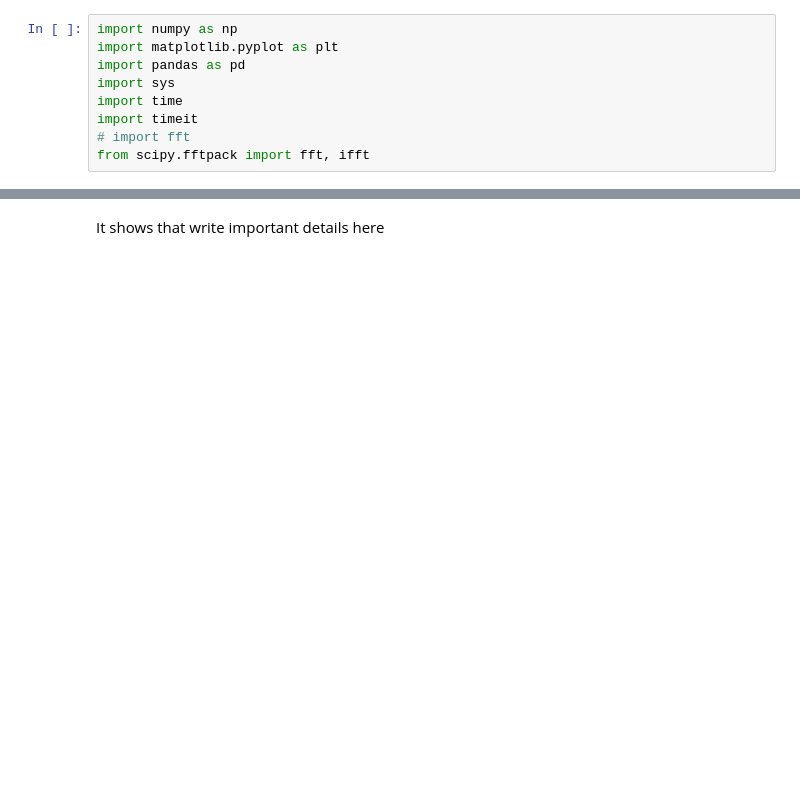
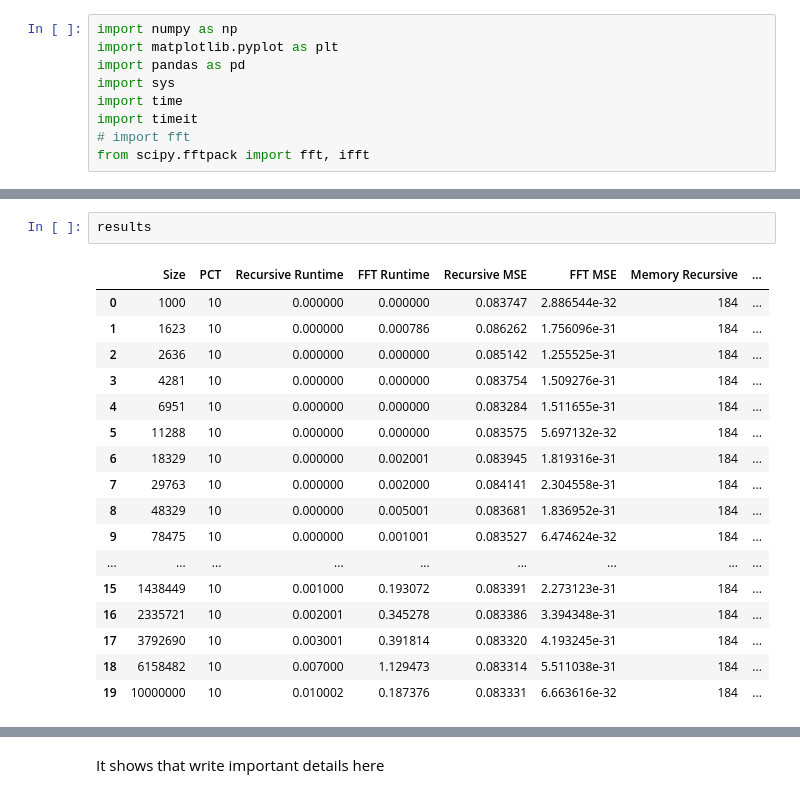
Before and after one commit to ghafoorharis/cs5850-algorithms, a Jupyter notebook: project/main.ipynb, the cells around one changed output, grey strips where cells are left out. Cells and saved outputs as stored; diff of their text form; blank space fills up the shorter version.

```diff
--- a/project/main.ipynb
+++ b/project/main.ipynb
@@ -90,6 +92,26 @@ def random_time_series_experiment_with_fft(sizes, PCT):
     }
     results = pd.DataFrame(dict_results)
     return results
+# %%
+results
+# %% [output]
+|  | Size | PCT | Recursive Runtime | FFT Runtime | Recursive MSE | FFT MSE | Memory Recursive | ... |
+| 0 | 1000 | 10 | 0.000000 | 0.000000 | 0.083747 | 2.886544e-32 | 184 | ... |
+| 1 | 1623 | 10 | 0.000000 | 0.000786 | 0.086262 | 1.756096e-31 | 184 | ... |
+| 2 | 2636 | 10 | 0.000000 | 0.000000 | 0.085142 | 1.255525e-31 | 184 | ... |
+| 3 | 4281 | 10 | 0.000000 | 0.000000 | 0.083754 | 1.509276e-31 | 184 | ... |
+| 4 | 6951 | 10 | 0.000000 | 0.000000 | 0.083284 | 1.511655e-31 | 184 | ... |
+| 5 | 11288 | 10 | 0.000000 | 0.000000 | 0.083575 | 5.697132e-32 | 184 | ... |
+| 6 | 18329 | 10 | 0.000000 | 0.002001 | 0.083945 | 1.819316e-31 | 184 | ... |
+| 7 | 29763 | 10 | 0.000000 | 0.002000 | 0.084141 | 2.304558e-31 | 184 | ... |
+| 8 | 48329 | 10 | 0.000000 | 0.005001 | 0.083681 | 1.836952e-31 | 184 | ... |
+| 9 | 78475 | 10 | 0.000000 | 0.001001 | 0.083527 | 6.474624e-32 | 184 | ... |
+| ... | ... | ... | ... | ... | ... | ... | ... | ... |
+| 15 | 1438449 | 10 | 0.001000 | 0.193072 | 0.083391 | 2.273123e-31 | 184 | ... |
+| 16 | 2335721 | 10 | 0.002001 | 0.345278 | 0.083386 | 3.394348e-31 | 184 | ... |
+| 17 | 3792690 | 10 | 0.003001 | 0.391814 | 0.083320 | 4.193245e-31 | 184 | ... |
+| 18 | 6158482 | 10 | 0.007000 | 1.129473 | 0.083314 | 5.511038e-31 | 184 | ... |
+| 19 | 10000000 | 10 | 0.010002 | 0.187376 | 0.083331 | 6.663616e-32 | 184 | ... |
 # %%
 
 # Run Experiment
```
Also changed, not shown: parts of 9 cells of this notebook, 5 other files.
